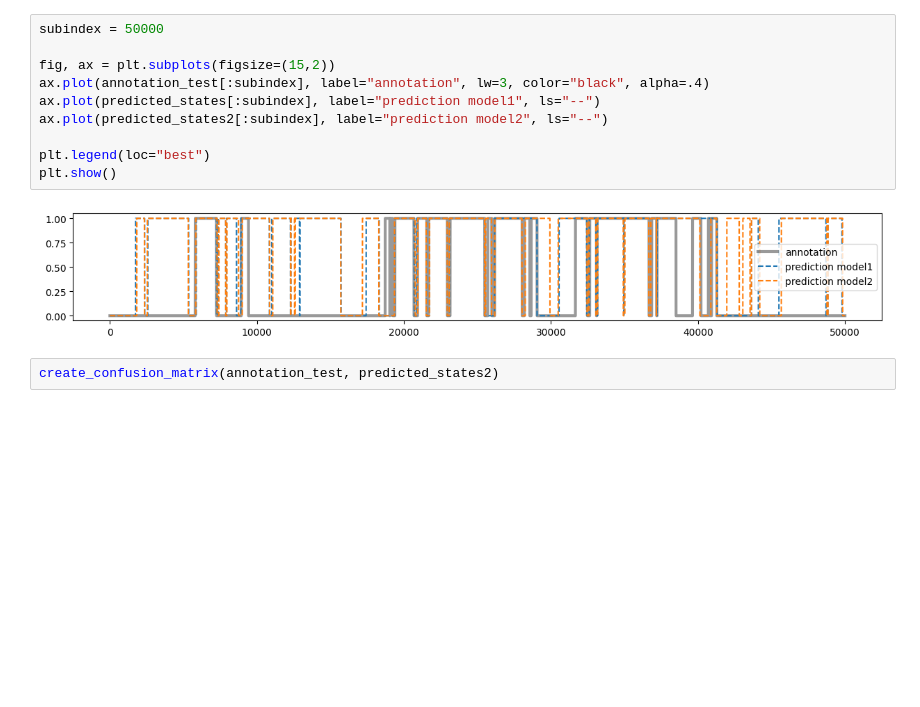
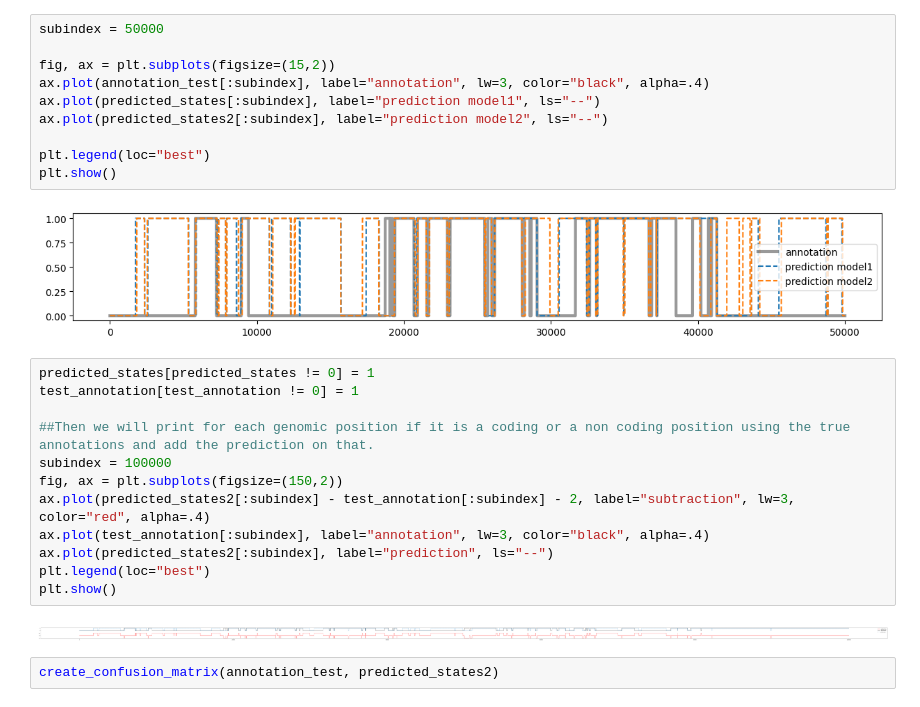
Before and after one commit to Jynns/AppliedPML_GroupA, a Jupyter notebook: assignement-geneprediction/HMM_Gene_prediction.ipynb, the cells around one changed output. Cells and saved outputs as stored; diff of their text form; blank space fills up the shorter version.

```diff
--- a/assignement-geneprediction/HMM_Gene_prediction.ipynb
+++ b/assignement-geneprediction/HMM_Gene_prediction.ipynb
@@ -555,6 +555,20 @@ plt.legend(loc="best")
 plt.show()
 # %% [output]
 [figure]
+# %%
+predicted_states[predicted_states != 0] = 1
+test_annotation[test_annotation != 0] = 1
+
+##Then we will print for each genomic position if it is a coding or a non coding position using the true annotations and add the prediction on that.
+subindex = 100000
+fig, ax = plt.subplots(figsize=(150,2))
+ax.plot(predicted_states2[:subindex] - test_annotation[:subindex] - 2, label="subtraction", lw=3, color="red", alpha=.4)
+ax.plot(test_annotation[:subindex], label="annotation", lw=3, color="black", alpha=.4)
+ax.plot(predicted_states2[:subindex], label="prediction", ls="--")
+plt.legend(loc="best")
+plt.show()
+# %% [output]
+[figure, added]
 # %%
 create_confusion_matrix(annotation_test, predicted_states2)
 # %% [output]
```
Also changed, not shown: parts of 18 cells of this notebook.
